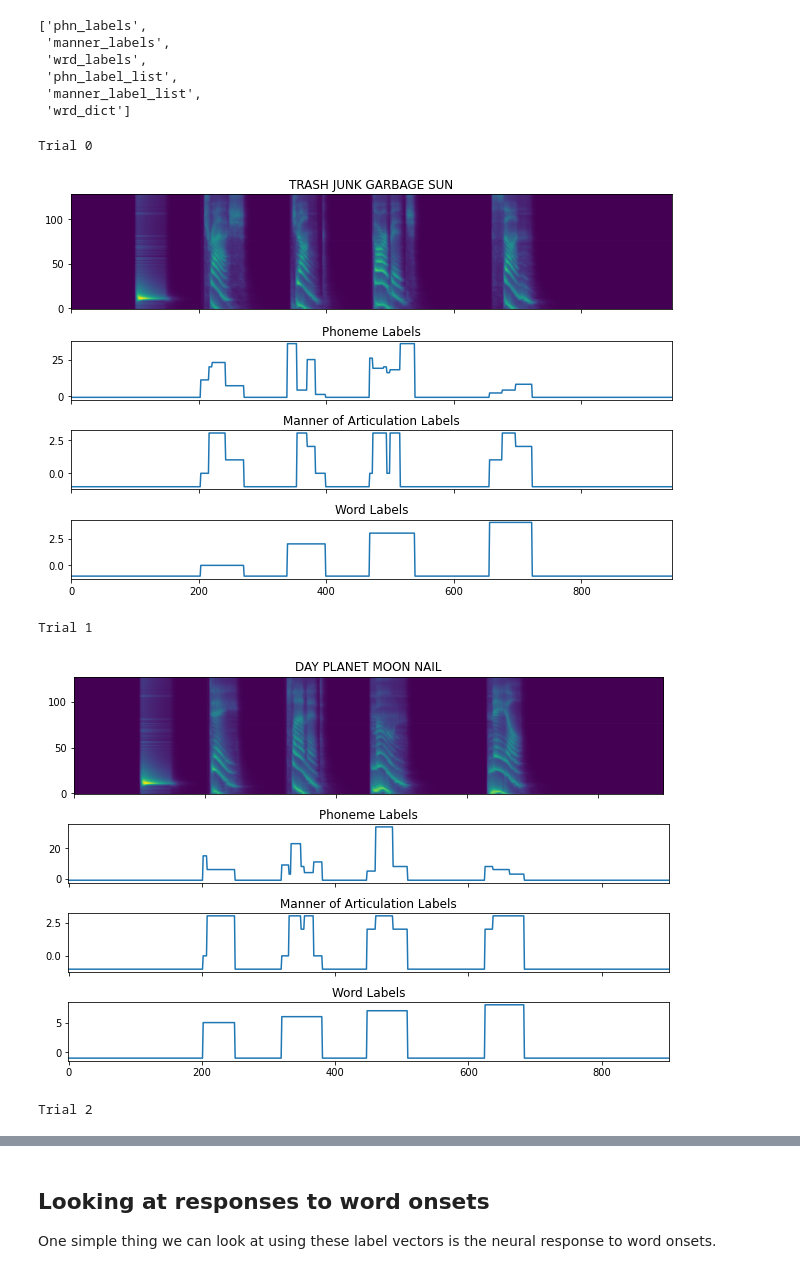
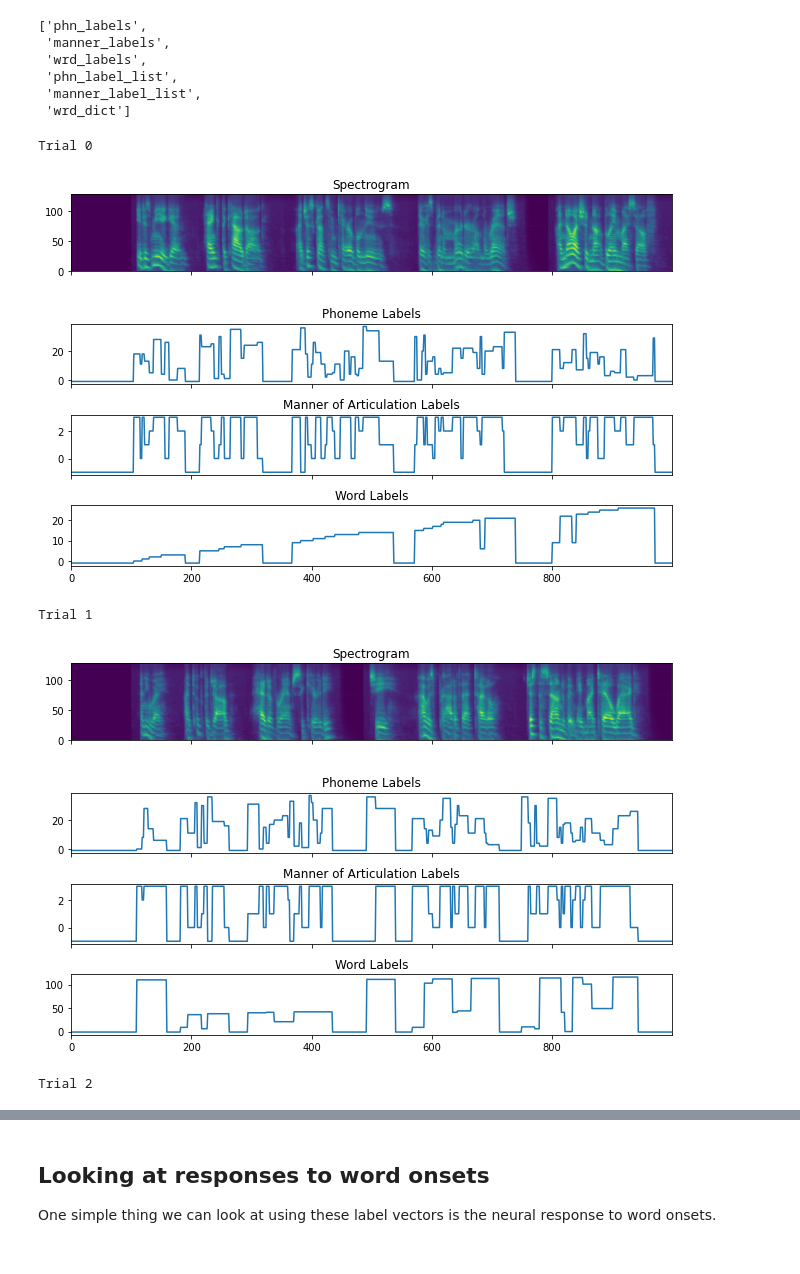
Before and after one commit to naplab/naplib-python, a Jupyter notebook: docs/examples/phoneme_and_word_alignment.ipynb, the cells around one changed output, grey strips where cells are left out. Drawn from its saved outputs; the diff is of its cells as text; code cells hidden in the pictures.

```diff
--- a/docs/examples/phoneme_and_word_alignment.ipynb
+++ b/docs/examples/phoneme_and_word_alignment.ipynb
@@ -14,6 +14,6 @@ import naplib as nl
 from naplib.features import Aligner
 from naplib.segmentation import segment_around_label_transitions
 # %%
-data = nl.io.load('../Alignment/out_NY834_small.pkl')
+data = nl.io.load_speech_task_data()
 len(data) # number of trials in this data
 # %% [output]
@@ -24,9 +24,9 @@ len(data) # number of trials in this data
 All sounds and transcripts as well and several other fields must be present in the Data. They will be aligned and results will be given in a new Data instance of label vectors.
 # %%
 # Specify the directory to store the output files from alignment (.TextGrid, .phn, and .wrd files)
-output_dir = './alignment_output_data'
+output_dir = './alignment_output_data2'
 
-aligner = Aligner(output_dir, tmp_dir='data_/')
+aligner = Aligner(output_dir, tmp_dir='data2_/')
 # %%
 # the Aligner's align() method requires a length field which specifies the number of
 # samples that we want each resulting label vector to contain
@@ -117,2 +117,0 @@ Now, we use the information in the .phn and .wrd files to generate an array of l
-# %%
-result = aligner.get_label_vecs_from_files(data, befaft=np.array([2,1]))
@@ -132,31 +129,32 @@ result.fields
  'manner_label_list',
  'wrd_dict']
 # %%
-# Let's just look at the first 3 trials of label vectors aligned to the stimulus
+# Let's just look at the first 10 seconds of the first 3 trials of label vectors aligned to the stimulus
+
 for n, trial in enumerate(data[:3]):
 
     print(f'Trial {n}')
 
     fig, axes = plt.subplots(4,1,figsize=(9,6), sharex=True, gridspec_kw={'height_ratios':[2,1,1,1]})
 
-    axes[0].imshow(trial['aud'].T**.3, origin='lower', aspect=1.4)
-    axes[0].set_title(trial['script'])
+    axes[0].imshow(trial['aud'][:1000].T**.3, origin='lower', aspect=1)
+    axes[0].set_title('Spectrogram')
 
-    axes[1].plot(result['phn_labels'][n])
+    axes[1].plot(result['phn_labels'][n][:1000])
     axes[1].set_title('Phoneme Labels')
 
-    axes[2].plot(result['manner_labels'][n])
+    axes[2].plot(result['manner_labels'][n][:1000])
     axes[2].set_title('Manner of Articulation Labels')
 
-    axes[3].plot(result['wrd_labels'][n])
+    axes[3].plot(result['wrd_labels'][n][:1000])
     axes[3].set_title('Word Labels')
 
     plt.tight_layout()
 
     plt.show()
 # %% [output]
 Trial 0
-[figure, old version]
+[figure, new version]
 Trial 1
-[figure, old version]
+[figure, new version]
 Trial 2
```
Also changed, not shown: parts of 16 cells of this notebook, 35 other files.
